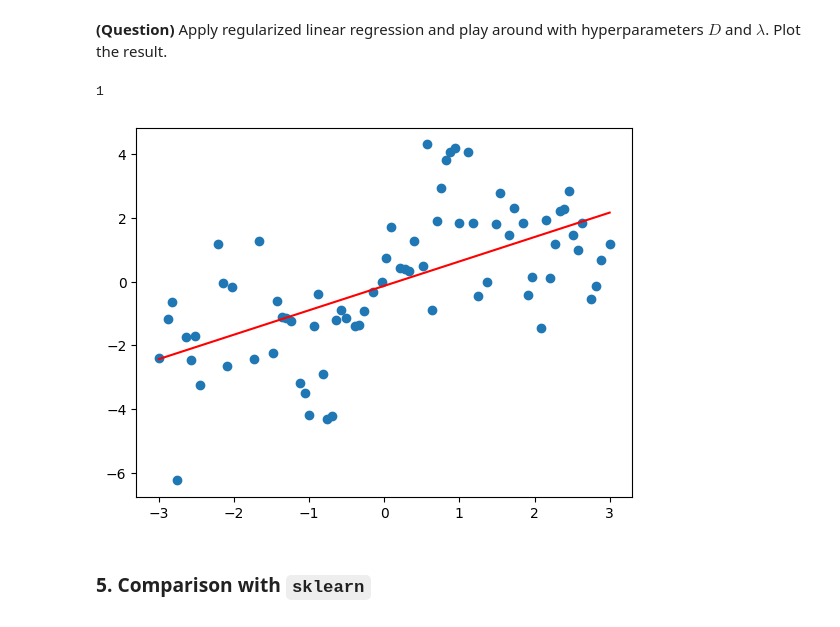
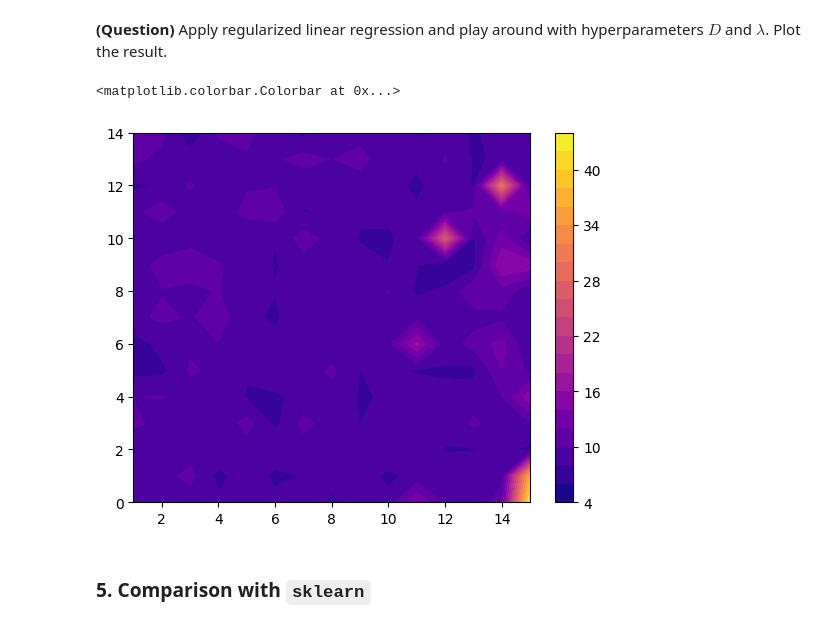
Before and after one commit to FaroukSoufary/IS318-Machine-Learning, a Jupyter notebook: ml-tp1.ipynb, the cells around one changed output. Cells and saved outputs as stored; diff of their text form; code cells hidden in the pictures.

```diff
--- a/ml-tp1.ipynb
+++ b/ml-tp1.ipynb
@@ -249,7 +248,9 @@ class RegularizedPolynomialRegression():
         # YOUR CODE HERE
         X = self.make_poly(X)
 
-        return np.dot(X, self.w)
+        y_hat = np.dot(X, self.w)
+
+        return y_hat
 
     def make_poly(self, X):
         '''Augment a dataset of 1D points (vector of size N) to its
@@ -265,21 +266,53 @@ class RegularizedPolynomialRegression():
 **(Question)** Apply regularized linear regression and play around with hyperparameters $D$ and $\lambda$. Plot the result.
 # %%
 # YOUR CODE HERE
-regularized_model = RegularizedPolynomialRegression()
-regularized_model.fit(X_train, y_train)
 
-X0 = np.linspace(-3, 3, 100)
-print(X0.ndim)
+def loss_for_hyperparameters(d, lambda_, X_t, y_t, X_v, y_v):
+    reg = RegularizedPolynomialRegression(D=d, lmbda=lambda_)
+    reg.fit(X_t,y_t)
+    y_hat = reg.predict(X_v)
+    loss = np.linalg.norm(y_hat-y_v)
+    return loss
 
-y_pred = regularized_model.predict(X0)
+D = [i for i in range(1,16)]
+lmbda = [l for l in range(15)]
 
+D_mesh, lmbda_mesh = np.meshgrid(D, lmbda)
+original_shape = D_mesh.shape
+D_mesh = D_mesh.ravel()
+lmbda_mesh = lmbda_mesh.ravel()
+Z = np.zeros(lmbda_mesh.shape)
 
-plt.plot(X_train, y_train, 'o')
-plt.plot(X0, y_pred, c='red')
-plt.show()
+n = 225
+
+for i in range(n):
+    rng = np.random.default_rng()
+    indexes = [ i for i in range(len(X)) ]
+    p_indexes = rng.permutation(indexes)
+
+    X_p = X[p_indexes]
+    y_p = y_noisy[p_indexes]
+
+    N = len(X_p)
+    i_75 = int(0.75*N)
+
+    X_t = X_p[:i_75]
+    y_t = y_p[:i_75]
+
+    X_valid = X_p[i_75:]
+    y_valid = y_p[i_75:]
+
+    Z[i] = loss_for_hyperparameters(D_mesh[i], lmbda_mesh[i], X_t, y_t, X_valid, y_valid)
+
+D_mesh = D_mesh.reshape(original_shape)
+lmbda_mesh = lmbda_mesh.reshape(original_shape)
+Z = Z.reshape(original_shape)
+
+plt.contourf(D_mesh, lmbda_mesh, Z, 20, cmap='plasma')
+plt.colorbar()
 # %% [output]
-1
+<matplotlib.colorbar.Colorbar at 0x...>
-[figure, old version]
+[figure, new version]
 # %% [markdown]
 ### 5. Comparison with `sklearn`
 # %%
```
Also changed, not shown: parts of 3 cells of this notebook.
